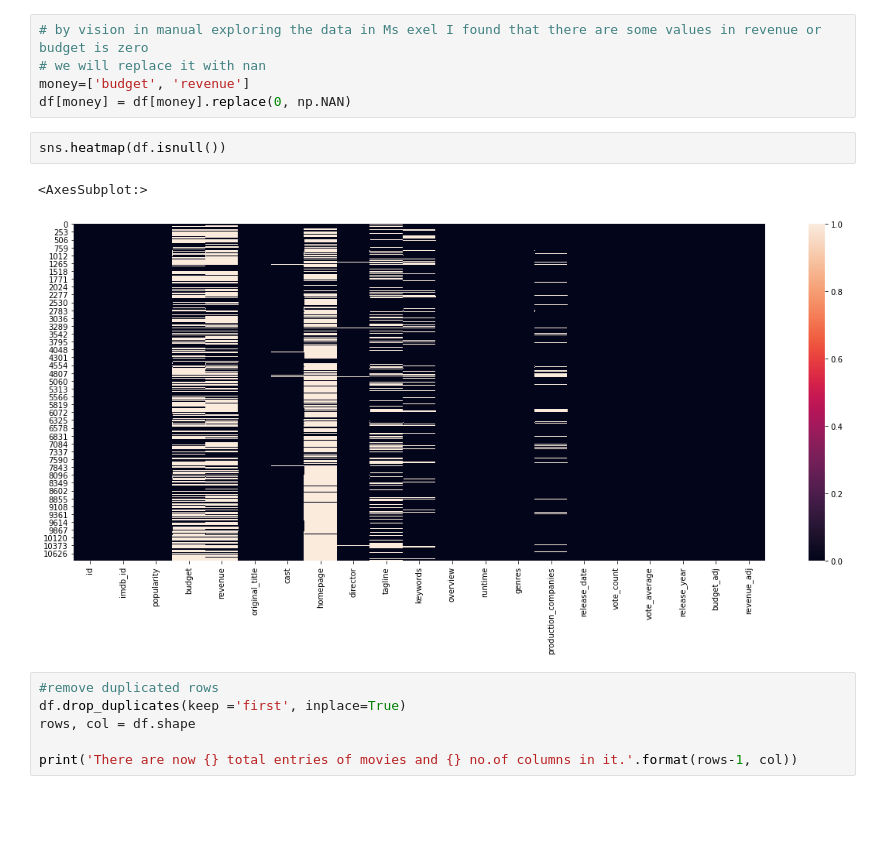
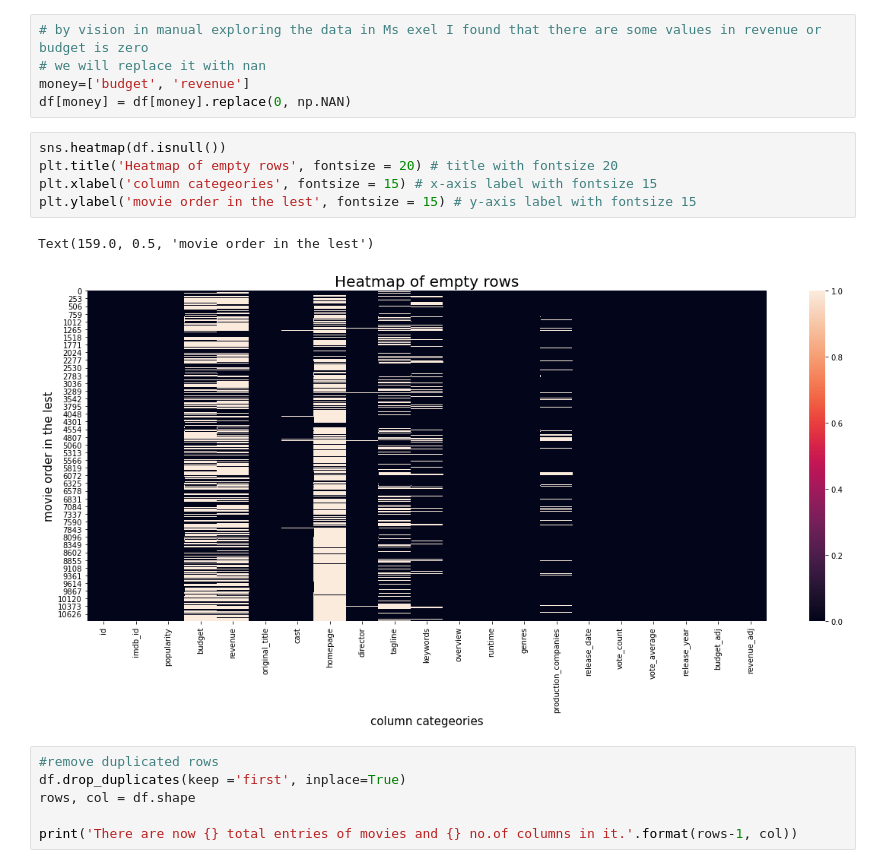
Before and after one commit to johnbeniamin/TMDB, a Jupyter notebook: investigate-a-dataset-template.ipynb, the cells around one changed output. Drawn from its saved outputs; the diff is of its cells as text; blank space fills up the shorter version.

```diff
--- a/investigate-a-dataset-template.ipynb
+++ b/investigate-a-dataset-template.ipynb
@@ -48,11 +52,14 @@ df.head()
 # we will replace it with nan
 money=['budget', 'revenue']
 df[money] = df[money].replace(0, np.NAN)
-# %%
-sns.heatmap(df.isnull())
-# %% [output]
-<AxesSubplot:>
-[figure, removed]
+# %%
+sns.heatmap(df.isnull())
+plt.title('Heatmap of empty rows', fontsize = 20) # title with fontsize 20
+plt.xlabel('column categeories', fontsize = 15) # x-axis label with fontsize 15
+plt.ylabel('movie order in the lest', fontsize = 15) # y-axis label with fontsize 15
+# %% [output]
+Text(159.0, 0.5, 'movie order in the lest')
+[figure, added]
 # %%
 #remove duplicated rows
 df.drop_duplicates(keep ='first', inplace=True)
```
Also changed, not shown: parts of 13 cells of this notebook, 1 other file.
